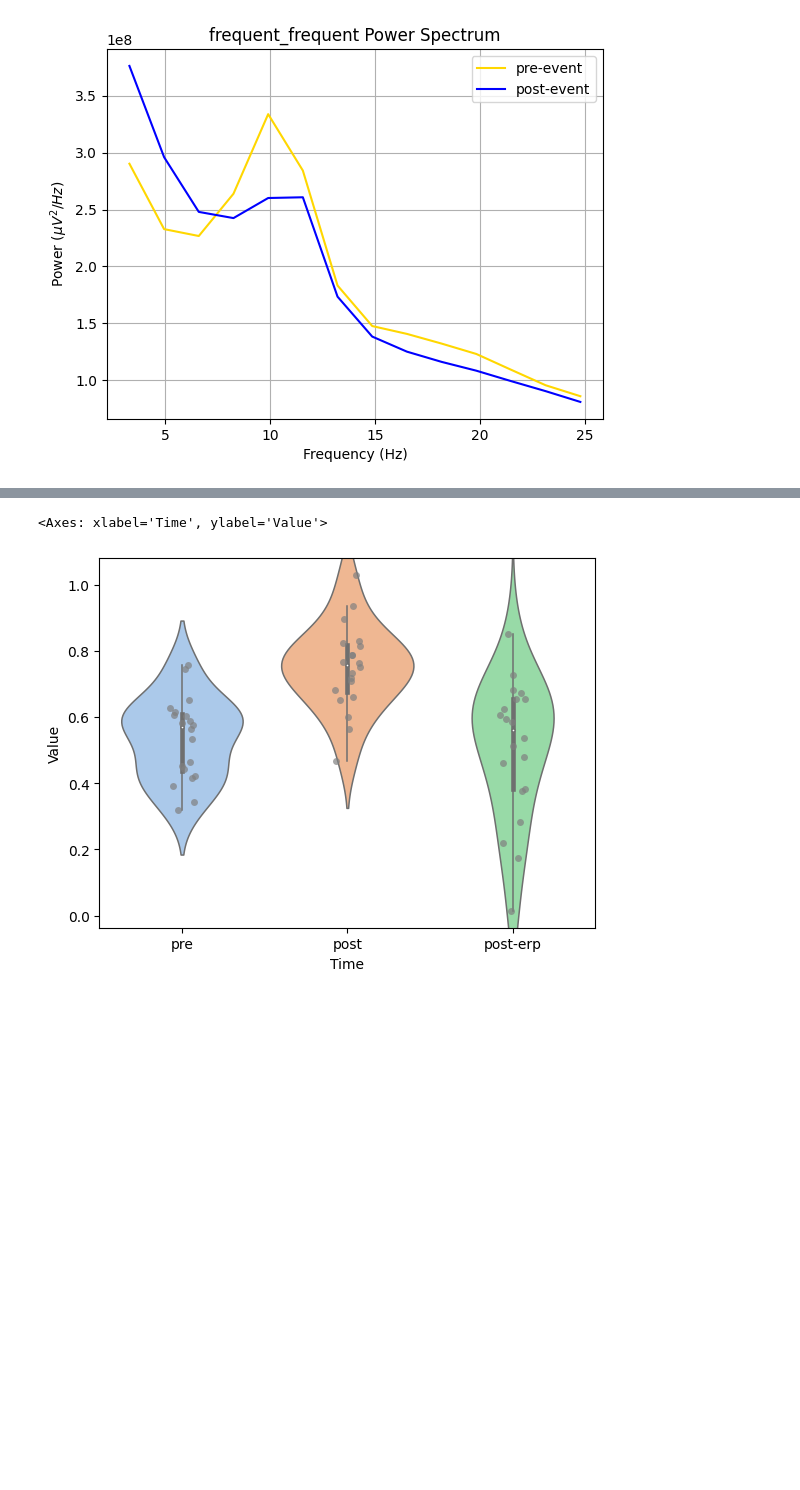
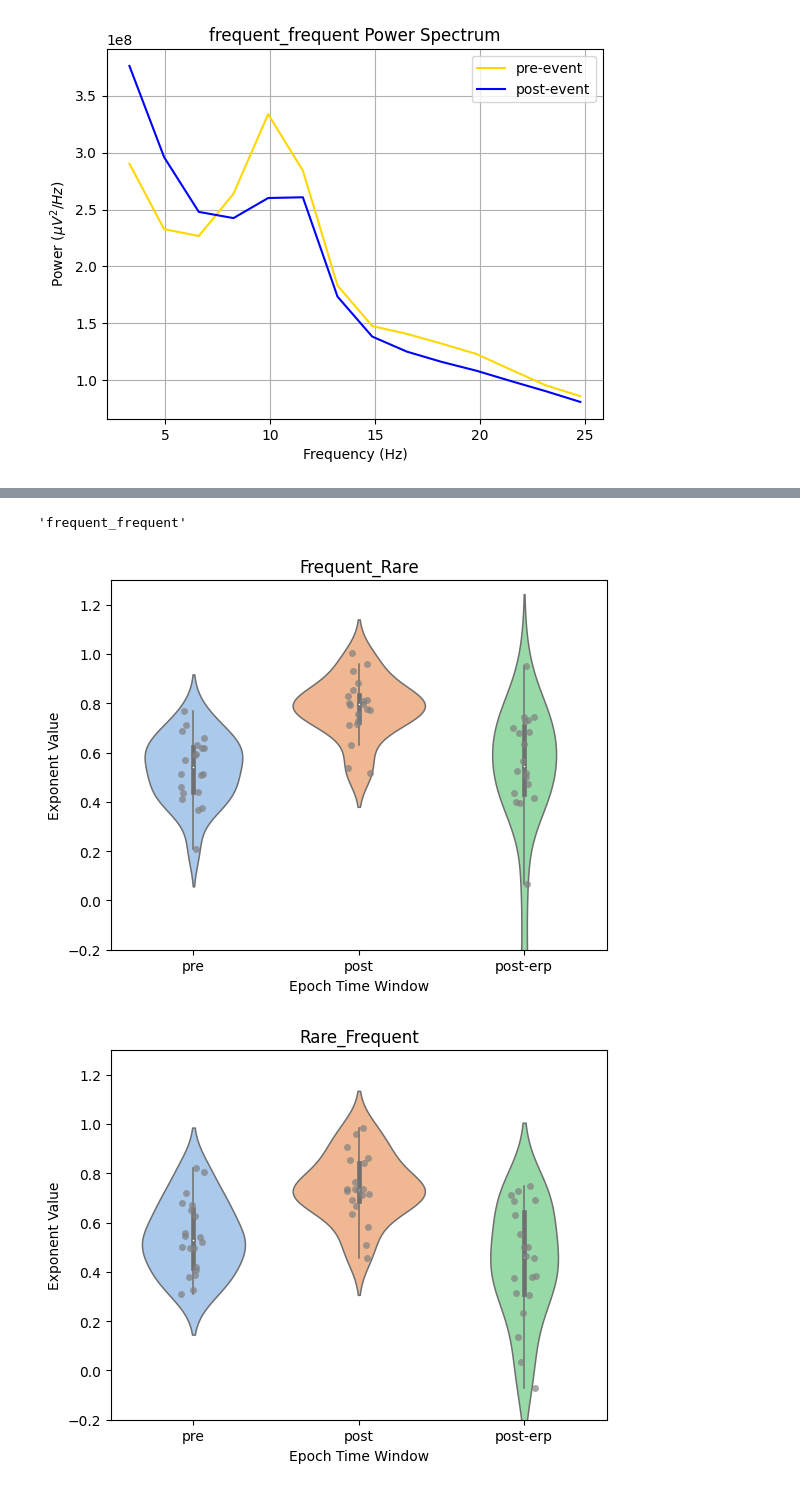
Before and after one commit to leoflur/EEG_ERP_Aperiodic_Analysis, a Jupyter notebook: cygnus_1_23_25.ipynb, the cells around one changed output, grey strips where cells are left out. Cells and saved outputs as stored; diff of their text form; code cells hidden in the pictures; blank space fills up the shorter version.

Commit message:
reformat of df to make graphs

```diff
--- a/cygnus_11_25_24_complete.ipynb
+++ b/cygnus_1_23_25.ipynb
@@ -544,12 +575,3 @@ for participant in y_frequencies_dict:
             aps_dict["frequent_frequent"]["pre"].append(y_frequencies_dict[participant][condition]['yf_avg_pre']['aps'][1])
             aps_dict["frequent_frequent"]["post"].append(y_frequencies_dict[participant][condition]['yf_avg_post']['aps'][1])
             aps_dict["frequent_frequent"]["post-erp"].append(y_frequencies_dict[participant][condition]['post_minus_erp']['aps'][1])
-# %%
-"""
-we need to convert the data into a pandas dicionary so that we can use it with seaborn
--- our data is currently in a wide format and need to convert to a long format which
-means we have one iteration per row. After the data is converted into a long form
-data frame we can the plot using seaborn.
-"""
-df = pd.DataFrame(aps_dict)
-df
@@ -584,9 +577,0 @@ df_long
-# %%
-# using isin to filter based on pip type (frequent_rare, rare_frequent, frequent_frequent) to generate the violin plots
-# from figer 2A in gyrukovics
-# also have to ensure that all values in the numeric column are numerical otherwise with throw an error
-df_long['Value'] = pd.to_numeric(df_long['Value'])
-
-frequent_rare_df = df_long[df_long['Condition'].isin(['frequent_rare'])]
-rare_frequent_df = df_long[df_long['Condition'].isin(['rare_frequent'])]
-frequent_frequent_df = df_long[df_long['Condition'].isin(['frequent_frequent'])]
@@ -593,19 +643,35 @@ frequent_frequent_df = df_long[df_long['Condition'].isin(['frequent_frequent'])]
+# %%
+condition
+# %% [output]
+'frequent_frequent'
 # %%
-sns.violinplot(data=frequent_frequent_df,
+data = [frequent_rare_df, rare_frequent_df, frequent_frequent_df] #list of sliced dfs
+titles = ["Frequent_Rare", "Rare_Frequent", 'Frequent_Frequent'] #list of titles
+
+for index, df in enumerate(data): #enumarete gives index and objects from lists
+
+    sns.violinplot(data= df,
+            x='Time',
+            y='Value',
+            palette = 'pastel',
+            inner = 'box',
+            linewidth= 1.1)
+
+    sns.stripplot( #overlaying actual values onto violin plot
+        data= df,
         x='Time',
         y='Value',
-        palette = 'pastel',
-        inner = 'box',
-        linewidth= 1.1)
+        color='grey',  # grey points
+        alpha=0.7,  # Adjust transparency
+        jitter= 0.08  # Add jitter
+    )
 
-sns.stripplot(
-    data=frequent_frequent_df,
-    x='Time',
-    y='Value',
-    color='grey',  # grey points
-    alpha=0.7,  # Adjust transparency
-    jitter= 0.08  # Add jitter
-)
+    plt.xlabel("Epoch Time Window")
+    plt.ylabel("Exponent Value")
+    plt.title(titles[index]) #using the df index to get the corresponding title
+
+    plt.ylim((-0.2, 1.3)) # standardizing y limits for all the violin plots
+    plt.show()
 # %% [output]
-<Axes: xlabel='Time', ylabel='Value'>
-[figure, old version]
+[figure, new version]
+[figure, added]
```
Also changed, not shown: parts of 13 cells of this notebook.
